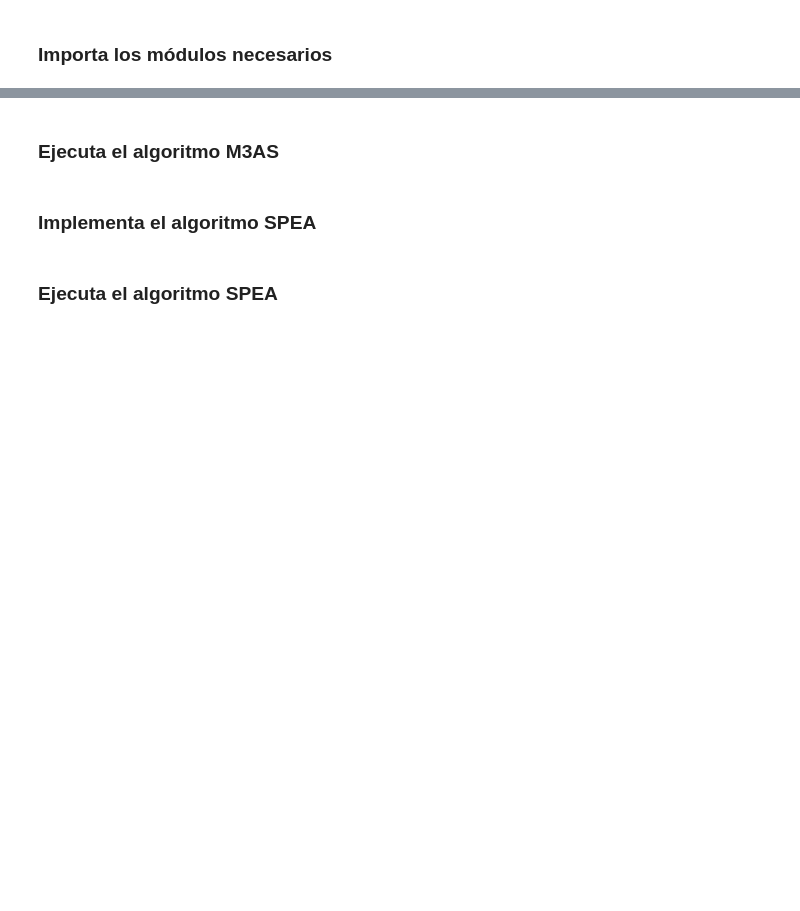
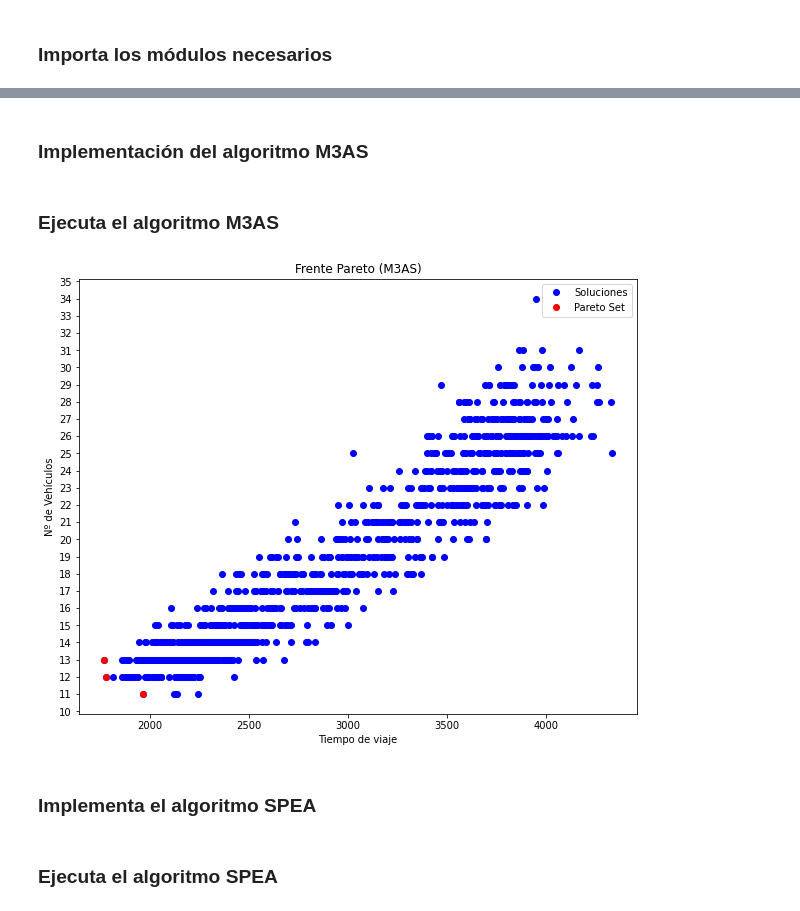
Before and after one commit to mfidabel/tp3-VRPTW-IA, a Jupyter notebook: Pareto.ipynb, the cells around one changed output, grey strips where cells are left out. Drawn from its saved outputs; the diff is of its cells as text; code cells hidden in the pictures; blank space fills up the shorter version.

```diff
--- a/Pareto.ipynb
+++ b/Pareto.ipynb
@@ -50,5 +49,14 @@ def procesar_instancia(filename):
 
     return {'capacidad': capacidad, 'clientes': lista, 'num': len(lista)}
 
+# Halla la distancia euclidiana entre dos clientes
 def hallar_tiempo(i: int, j: int, clientes: [Cliente]):
     return np.linalg.norm(clientes[i].coords - clientes[j].coords)
+
+# Convierte la lista en un pareto set
+def obtener_pareto_set(lista):
+    objective_values_array = np.vstack([
+        [s.num_vehiculos, s.tiempo_total] for s in lista
+    ])
+    mask = paretoset(objective_values_array, sense=["min", "min"])
+    return [solucion for (solucion, m) in zip(lista, mask) if m]
@@ -109,6 +115,9 @@ class Solucion:
         return siguientes_j
 
     def agregar_camino(self, j):
+        if j != 0 and self.visitados[j]:
+            raise Exception("El cliente ya fue visitado.")
+
         # El sumamos al tiempo lo que cuesta llegar hasta j y su servicio (se incluye la espera si llega antes)
         self.tiempo_actual = max(hallar_tiempo(self.nodo_actual, j, self.clientes) +
                                  self.tiempo_actual, self.clientes[j].inicio) + self.clientes[j].tiempo
@@ -133,6 +142,8 @@ class Solucion:
                 tiempo = tiempo + hallar_tiempo(*viaje, self.clientes)
 
         return tiempo
+# %% [markdown]
+### Implementación del algoritmo M3AS
 # %%
 # Calcular Función Objetivo delta t
 def feromona_a_depositar(solucion: Solucion, norm_vehiculo, norm_tiempo):
@@ -208,11 +219,7 @@ def m3as(instancia, m=100, p=0.7, beta=0.7):
             # Actaulizar pareto si es que domina
             pareto_generacion.append(solucion)
             pareto_set.append(solucion)
-            objective_values_array = np.vstack([
-                [s.num_vehiculos, s.tiempo_total] for s in pareto_set
-            ])
-            mask = paretoset(objective_values_array, sense=["min", "min"])
-            pareto_set = [solucion for (solucion, m) in zip(pareto_set, mask) if m]
+        pareto_set = obtener_pareto_set(pareto_set)
 
         # Actualizar Feromonas
         tabla_t = tabla_t * (1 - p) # Decadencia
@@ -229,7 +236,7 @@ def m3as(instancia, m=100, p=0.7, beta=0.7):
 
     return pareto_set, pareto_generacion
 # %%
-def graficar(pareto_set, pareto_generacion):
+def graficar_m3as(pareto_set, pareto_generacion):
     fig, ax = plt.subplots(figsize=(10, 8))
 
     ax.plot([s.tiempo_total for s in pareto_generacion],
@@ -255,9 +262,11 @@ def graficar(pareto_set, pareto_generacion):
 # %%
 instancia = procesar_instancia("datos/original/vrptw_c101.txt")
 
 p_set, p_gen = m3as(instancia, m=100, p=0.7, beta=0.7)
 
-graficar(p_set, p_gen)
+graficar_m3as(p_set, p_gen)
+# %% [output]
+[figure, added]
 # %% [markdown]
 ### Implementa el algoritmo SPEA
 # %%
```
Also changed, not shown: parts of 10 cells of this notebook, 2 other files.
